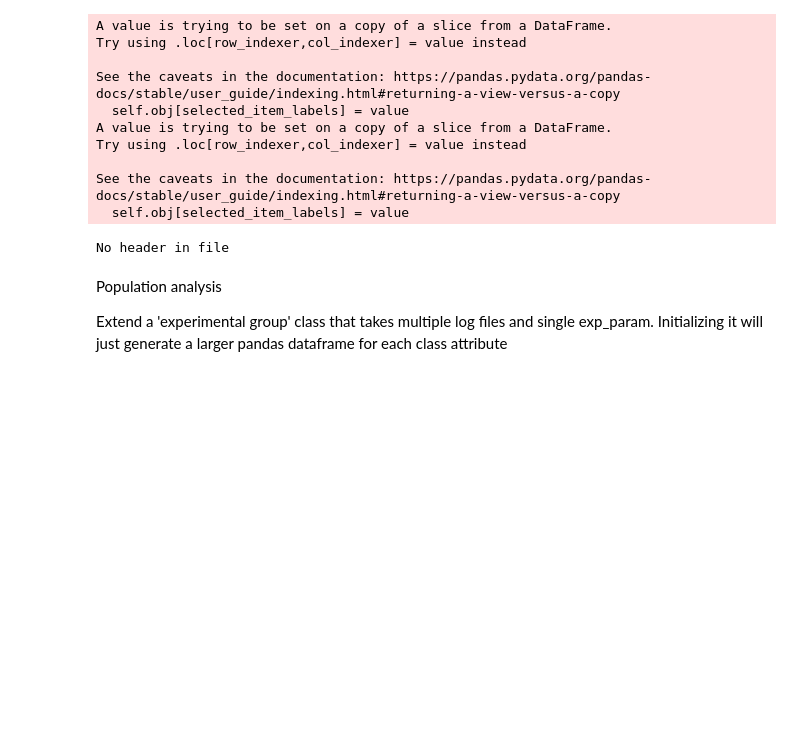
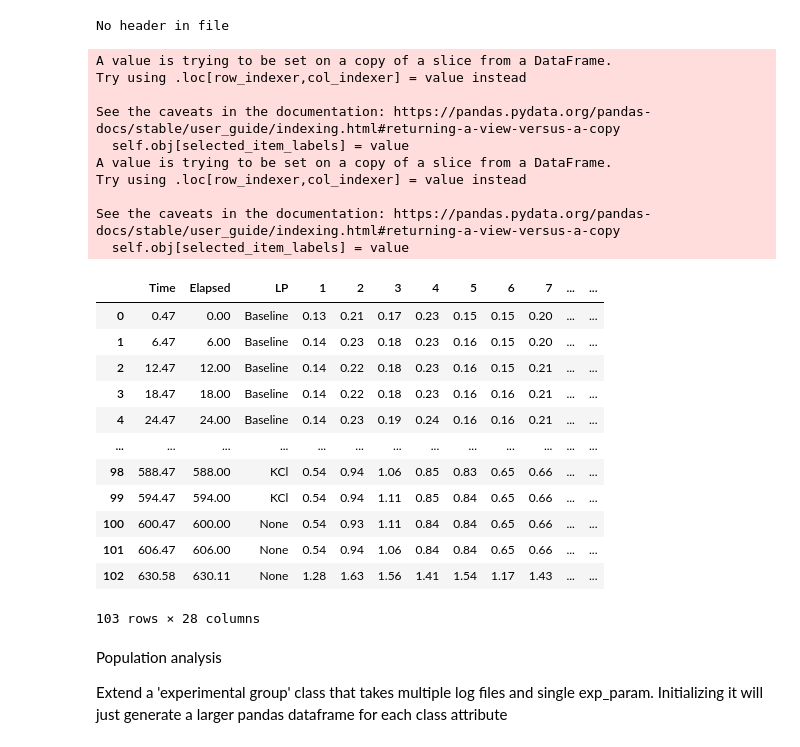
Before and after one commit to bkrall24/Fura2_analysis, a Jupyter notebook: Fura_test_notebook.ipynb, the cells around one changed output. Cells and saved outputs as stored; diff of their text form; code cells hidden in the pictures; blank space fills up the shorter version.

```diff
--- a/Fura_test_notebook.ipynb
+++ b/Fura_test_notebook.ipynb
@@ -797,21 +797,43 @@ class main_window(tk.Tk):
             except AttributeError:
                 # if user cancels save, filedialog returns None rather than a file object, and the 'with' will raise an error
                 print("The user cancelled save")
+
+
+    def get_all_cs(self):
+        return self.all_cs
 # %%
 test1 = main_window()
+
 test1.mainloop()
+all_cs = test1.get_all_cs()
 # %% [output]
-A value is trying to be set on a copy of a slice from a DataFrame.
-Try using .loc[row_indexer,col_indexer] = value instead
-
-See the caveats in the documentation: https://pandas.pydata.org/pandas-docs/stable/user_guide/indexing.html#returning-a-view-versus-a-copy
-  self.obj[selected_item_labels] = value
-A value is trying to be set on a copy of a slice from a DataFrame.
-Try using .loc[row_indexer,col_indexer] = value instead
-
-See the caveats in the documentation: https://pandas.pydata.org/pandas-docs/stable/user_guide/indexing.html#returning-a-view-versus-a-copy
-  self.obj[selected_item_labels] = value
+No header in file
-No header in file
+A value is trying to be set on a copy of a slice from a DataFrame.
+Try using .loc[row_indexer,col_indexer] = value instead
+
+See the caveats in the documentation: https://pandas.pydata.org/pandas-docs/stable/user_guide/indexing.html#returning-a-view-versus-a-copy
+  self.obj[selected_item_labels] = value
+A value is trying to be set on a copy of a slice from a DataFrame.
+Try using .loc[row_indexer,col_indexer] = value instead
+
+See the caveats in the documentation: https://pandas.pydata.org/pandas-docs/stable/user_guide/indexing.html#returning-a-view-versus-a-copy
+  self.obj[selected_item_labels] = value
+# %%
+all_cs[0].ratio_dat
+# %% [output]
+|  | Time | Elapsed | LP | 1 | 2 | 3 | 4 | 5 | 6 | 7 | ... | ... |
+| 0 | 0.47 | 0.00 | Baseline | 0.13 | 0.21 | 0.17 | 0.23 | 0.15 | 0.15 | 0.20 | ... | ... |
+| 1 | 6.47 | 6.00 | Baseline | 0.14 | 0.23 | 0.18 | 0.23 | 0.16 | 0.15 | 0.20 | ... | ... |
+| 2 | 12.47 | 12.00 | Baseline | 0.14 | 0.22 | 0.18 | 0.23 | 0.16 | 0.15 | 0.21 | ... | ... |
+| 3 | 18.47 | 18.00 | Baseline | 0.14 | 0.22 | 0.18 | 0.23 | 0.16 | 0.16 | 0.21 | ... | ... |
+| 4 | 24.47 | 24.00 | Baseline | 0.14 | 0.23 | 0.19 | 0.24 | 0.16 | 0.16 | 0.21 | ... | ... |
+| ... | ... | ... | ... | ... | ... | ... | ... | ... | ... | ... | ... | ... |
+| 98 | 588.47 | 588.00 | KCl | 0.54 | 0.94 | 1.06 | 0.85 | 0.83 | 0.65 | 0.66 | ... | ... |
+| 99 | 594.47 | 594.00 | KCl | 0.54 | 0.94 | 1.11 | 0.85 | 0.84 | 0.65 | 0.66 | ... | ... |
+| 100 | 600.47 | 600.00 | None | 0.54 | 0.93 | 1.11 | 0.84 | 0.84 | 0.65 | 0.66 | ... | ... |
+| 101 | 606.47 | 606.00 | None | 0.54 | 0.94 | 1.06 | 0.84 | 0.84 | 0.65 | 0.66 | ... | ... |
+| 102 | 630.58 | 630.11 | None | 1.28 | 1.63 | 1.56 | 1.41 | 1.54 | 1.17 | 1.43 | ... | ... |
+103 rows × 28 columns
 # %%
 log_file = "no_headers.LOG"
 num_LPs = 5
```
Also changed, not shown: parts of 7 cells of this notebook.
